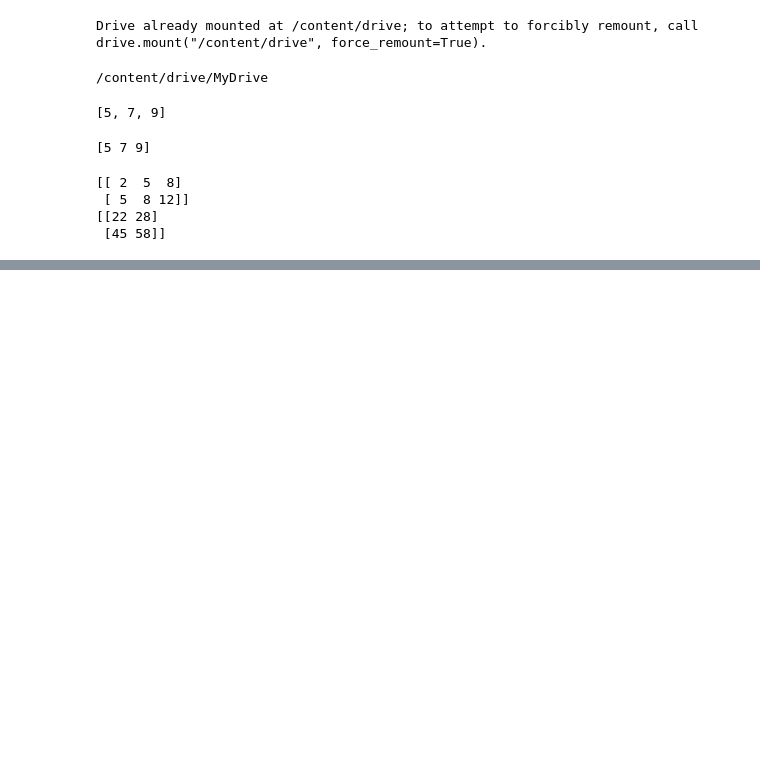
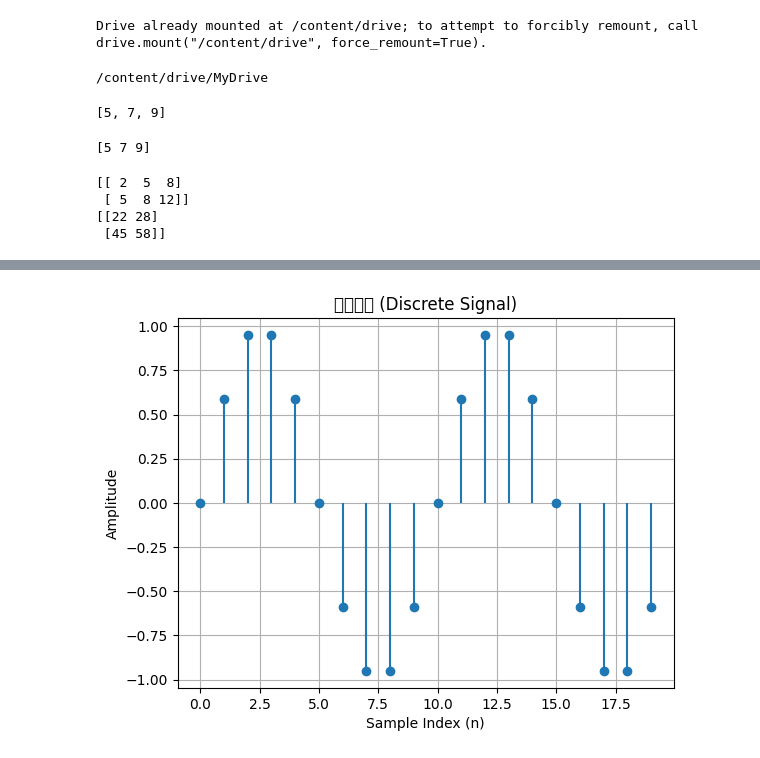
Before and after one commit to minyoung0416/Digital-signal-processing-class, a Jupyter notebook: Digital_signal_processing.ipynb, the cells around one changed output, grey strips where cells are left out. Drawn from its saved outputs; the diff is of its cells as text; code cells hidden in the pictures; blank space fills up the shorter version.

```diff
--- a/Digital_signal_processing.ipynb
+++ b/Digital_signal_processing.ipynb
@@ -104,0 +120,12 @@ print(A @ B.T) #행렬 곱셈 + 전치 행렬
+# %%
+n = np.arange(0, 20)
+x = np.sin(2 * np.pi  * 0.1 * n)
+
+plt.stem(n, x, basefmt = " ")
+plt.title("이산신호 (Discrete Signal)")
+plt.xlabel("Sample Index (n)")
+plt.ylabel("Amplitude")
+plt.grid(True)
+plt.show()
+# %% [output]
+[figure, added]
```
Also changed, not shown: parts of 2 cells of this notebook.
